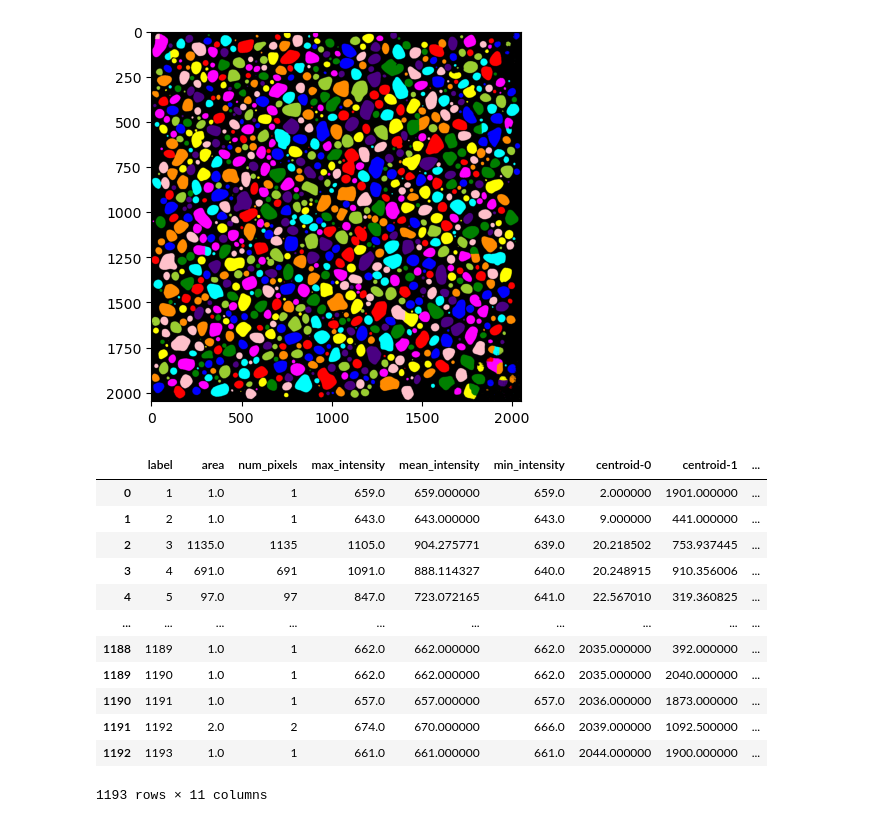
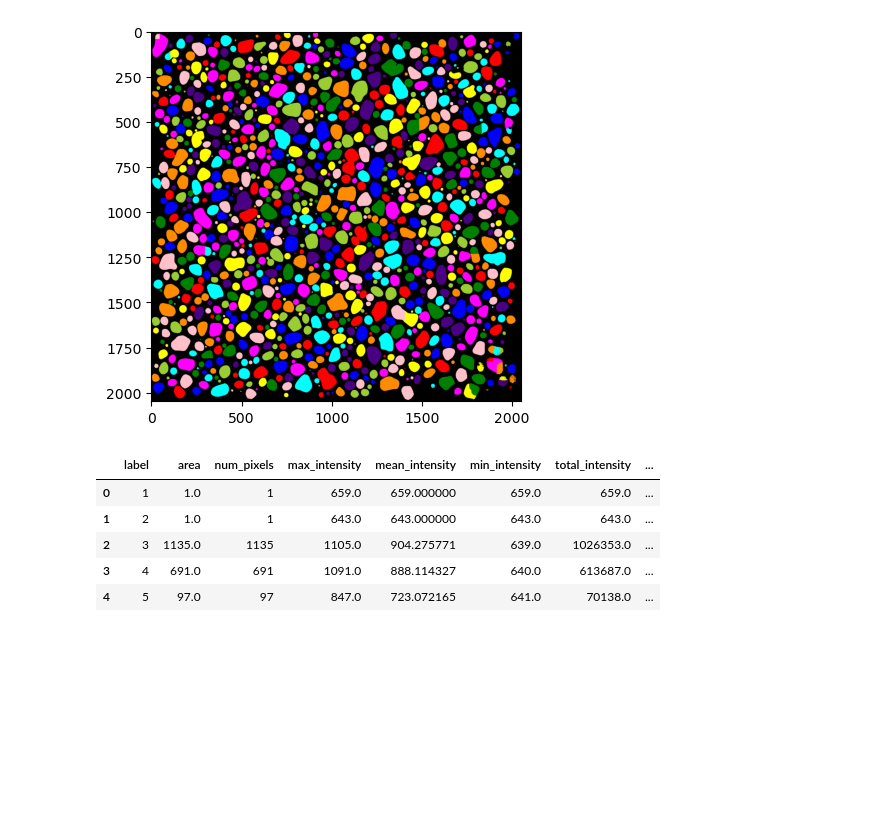
Before and after one commit to Gladfelter-Lab/condensate-analysis, a Jupyter notebook: notebooks/grace_test.ipynb, the cells around one changed output. Cells and saved outputs as stored; diff of their text form; code cells hidden in the pictures; blank space fills up the shorter version.

```diff
--- a/notebooks/grace_test.ipynb
+++ b/notebooks/grace_test.ipynb
@@ -24,21 +24,21 @@ plt.imshow(rgb_mask)
 <matplotlib.image.AxesImage at 0x...>
 [figure]
 # %%
-features = ['size', 'shape', 'intensity']
-feature_table = ca.featurize(img[1,10], mask, features)
+feature_options = {
+    'size': True,
+    'intensity': True,
+    'shape': False
+}
+
+export_path = ''
+
+feature_table = ca.featurize(img[1,10], mask, feature_options, export_path)
 # %%
-feature_table
+feature_table.head()
 # %% [output]
-|  | label | area | num_pixels | max_intensity | mean_intensity | min_intensity | centroid-0 | centroid-1 | ... |
-| 0 | 1 | 1.0 | 1 | 659.0 | 659.000000 | 659.0 | 2.000000 | 1901.000000 | ... |
-| 1 | 2 | 1.0 | 1 | 643.0 | 643.000000 | 643.0 | 9.000000 | 441.000000 | ... |
-| 2 | 3 | 1135.0 | 1135 | 1105.0 | 904.275771 | 639.0 | 20.218502 | 753.937445 | ... |
-| 3 | 4 | 691.0 | 691 | 1091.0 | 888.114327 | 640.0 | 20.248915 | 910.356006 | ... |
-| 4 | 5 | 97.0 | 97 | 847.0 | 723.072165 | 641.0 | 22.567010 | 319.360825 | ... |
-| ... | ... | ... | ... | ... | ... | ... | ... | ... | ... |
-| 1188 | 1189 | 1.0 | 1 | 662.0 | 662.000000 | 662.0 | 2035.000000 | 392.000000 | ... |
-| 1189 | 1190 | 1.0 | 1 | 662.0 | 662.000000 | 662.0 | 2035.000000 | 2040.000000 | ... |
-| 1190 | 1191 | 1.0 | 1 | 657.0 | 657.000000 | 657.0 | 2036.000000 | 1873.000000 | ... |
-| 1191 | 1192 | 2.0 | 2 | 674.0 | 670.000000 | 666.0 | 2039.000000 | 1092.500000 | ... |
-| 1192 | 1193 | 1.0 | 1 | 661.0 | 661.000000 | 661.0 | 2044.000000 | 1900.000000 | ... |
+|  | label | area | num_pixels | max_intensity | mean_intensity | min_intensity | total_intensity | ... |
+| 0 | 1 | 1.0 | 1 | 659.0 | 659.000000 | 659.0 | 659.0 | ... |
+| 1 | 2 | 1.0 | 1 | 643.0 | 643.000000 | 643.0 | 643.0 | ... |
+| 2 | 3 | 1135.0 | 1135 | 1105.0 | 904.275771 | 639.0 | 1026353.0 | ... |
+| 3 | 4 | 691.0 | 691 | 1091.0 | 888.114327 | 640.0 | 613687.0 | ... |
+| 4 | 5 | 97.0 | 97 | 847.0 | 723.072165 | 641.0 | 70138.0 | ... |
-1193 rows × 11 columns
```
Also changed, not shown: 1 other file.
